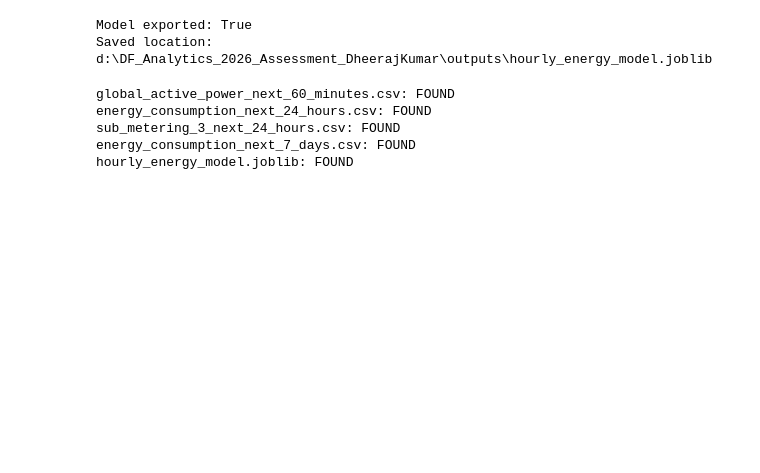
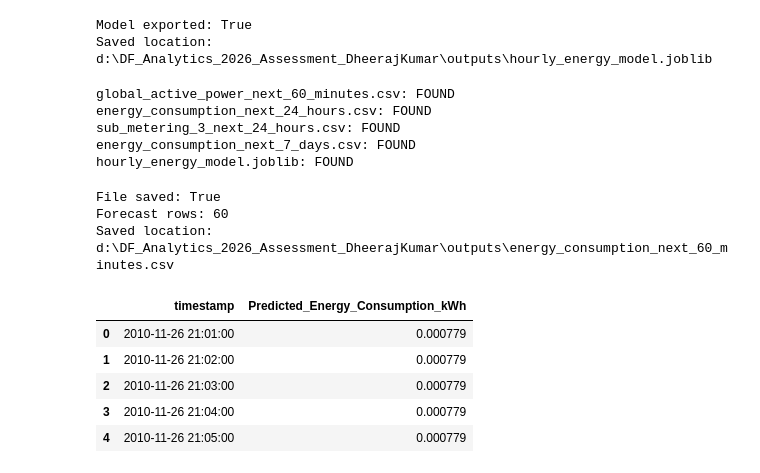
Before and after one commit to dheeraj231873/DF-Analytics-2026-Assessment-DheerajKumar, a Jupyter notebook: notebooks/forecasting_analysis.ipynb, the cells around one changed output. Saved outputs shown, nothing was run; the diff lists cells and outputs as text; code cells hidden in the pictures; blank space fills up the shorter version.

```diff
--- a/notebooks/forecasting_analysis.ipynb
+++ b/notebooks/forecasting_analysis.ipynb
@@ -1330,3 +1533,46 @@ energy_consumption_next_24_hours.csv: FOUND
 sub_metering_3_next_24_hours.csv: FOUND
 energy_consumption_next_7_days.csv: FOUND
 hourly_energy_model.joblib: FOUND
+# %%
+from pathlib import Path
+import pandas as pd
+
+hourly_energy = (
+    df_clean["Global_active_power"]
+    .resample("h")
+    .sum()
+    / 60
+)
+
+hourly_energy = hourly_energy.dropna()
+
+last_timestamp = hourly_energy.index[-1]
+next_hour_energy = hourly_energy.iloc[-1]
+
+forecast_60_minutes = pd.DataFrame({
+    "timestamp": [last_timestamp + pd.Timedelta(minutes=i) for i in range(1, 61)],
+    "Predicted_Energy_Consumption_kWh": [next_hour_energy / 60] * 60
+})
+
+PROJECT_DIR = Path.cwd().parent if Path.cwd().name == "notebooks" else Path.cwd()
+OUTPUT_DIR = PROJECT_DIR / "outputs"
+OUTPUT_DIR.mkdir(parents=True, exist_ok=True)
+
+output_file = OUTPUT_DIR / "energy_consumption_next_60_minutes.csv"
+forecast_60_minutes.to_csv(output_file, index=False)
+
+print("File saved:", output_file.exists())
+print("Forecast rows:", len(forecast_60_minutes))
+print("Saved location:", output_file)
+
+display(forecast_60_minutes.head())
+# %% [output]
+File saved: True
+Forecast rows: 60
+Saved location: d:\DF_Analytics_2026_Assessment_DheerajKumar\outputs\energy_consumption_next_60_minutes.csv
+|  | timestamp | Predicted_Energy_Consumption_kWh |
+| 0 | 2010-11-26 21:01:00 | 0.000779 |
+| 1 | 2010-11-26 21:02:00 | 0.000779 |
+| 2 | 2010-11-26 21:03:00 | 0.000779 |
+| 3 | 2010-11-26 21:04:00 | 0.000779 |
+| 4 | 2010-11-26 21:05:00 | 0.000779 |
```
Also changed, not shown: parts of 3 cells of this notebook, 5 other files.
